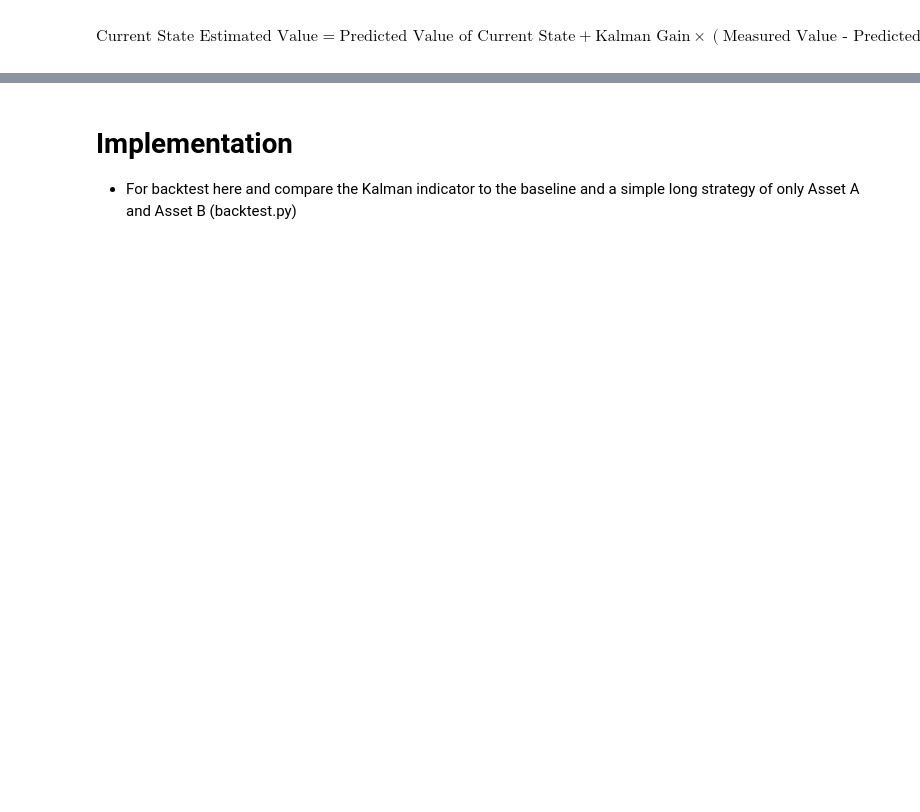
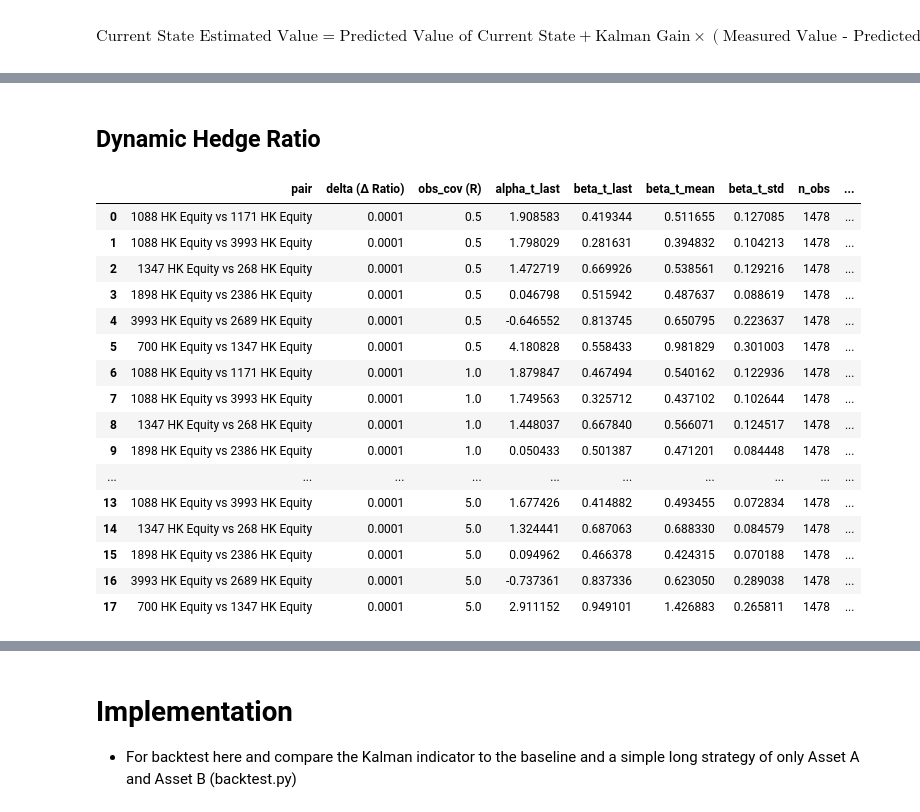
Before and after one commit to hivan04/applied-project-06039211, a Jupyter notebook: scripts/main.ipynb, the cells around one changed output, grey strips where cells are left out. Saved outputs shown, nothing was run; the diff lists cells and outputs as text; code cells hidden in the pictures; blank space fills up the shorter version.

```diff
--- a/scripts/main.ipynb
+++ b/scripts/main.ipynb
@@ -697,3 +789,12 @@ plot_multiple_zscores(z_dict_c)
 $$
 \text{Current State Estimated Value} = \text{Predicted Value of Current State} + \text{Kalman Gain} \times (\text{Measured Value - Predicted Value of State})
 $$
+# %%
+pairs = [
+    {"y": "700 HK Equity", "x": "1347 HK Equity", "df": df1_is},
+    {"y": "1347 HK Equity", "x": "268 HK Equity", "df": df1_is},
+    {"y": "1088 HK Equity", "x": "3993 HK Equity", "df": df2_is},
+    {"y": "1088 HK Equity", "x": "1171 HK Equity", "df": df2_is},
+    {"y": "3993 HK Equity", "x": "2689 HK Equity", "df": df2_is},
+    {"y": "1898 HK Equity", "x": "2386 HK Equity", "df": df2_is},
+]
@@ -699,0 +834,2 @@ $$
+# %% [markdown]
+## Dynamic Hedge Ratio
@@ -699,0 +866,22 @@ $$
+# %%
+dynamic_results_df.sort_values(
+    by=["obs_cov", "pair"]
+    ).reset_index(drop=True)
+# %% [output]
+|  | pair | delta (Δ Ratio) | obs_cov (R) | alpha_t_last | beta_t_last | beta_t_mean | beta_t_std | n_obs | ... |
+| 0 | 1088 HK Equity vs 1171 HK Equity | 0.0001 | 0.5 | 1.908583 | 0.419344 | 0.511655 | 0.127085 | 1478 | ... |
+| 1 | 1088 HK Equity vs 3993 HK Equity | 0.0001 | 0.5 | 1.798029 | 0.281631 | 0.394832 | 0.104213 | 1478 | ... |
+| 2 | 1347 HK Equity vs 268 HK Equity | 0.0001 | 0.5 | 1.472719 | 0.669926 | 0.538561 | 0.129216 | 1478 | ... |
+| 3 | 1898 HK Equity vs 2386 HK Equity | 0.0001 | 0.5 | 0.046798 | 0.515942 | 0.487637 | 0.088619 | 1478 | ... |
+| 4 | 3993 HK Equity vs 2689 HK Equity | 0.0001 | 0.5 | -0.646552 | 0.813745 | 0.650795 | 0.223637 | 1478 | ... |
+| 5 | 700 HK Equity vs 1347 HK Equity | 0.0001 | 0.5 | 4.180828 | 0.558433 | 0.981829 | 0.301003 | 1478 | ... |
+| 6 | 1088 HK Equity vs 1171 HK Equity | 0.0001 | 1.0 | 1.879847 | 0.467494 | 0.540162 | 0.122936 | 1478 | ... |
+| 7 | 1088 HK Equity vs 3993 HK Equity | 0.0001 | 1.0 | 1.749563 | 0.325712 | 0.437102 | 0.102644 | 1478 | ... |
+| 8 | 1347 HK Equity vs 268 HK Equity | 0.0001 | 1.0 | 1.448037 | 0.667840 | 0.566071 | 0.124517 | 1478 | ... |
+| 9 | 1898 HK Equity vs 2386 HK Equity | 0.0001 | 1.0 | 0.050433 | 0.501387 | 0.471201 | 0.084448 | 1478 | ... |
+| ... | ... | ... | ... | ... | ... | ... | ... | ... | ... |
+| 13 | 1088 HK Equity vs 3993 HK Equity | 0.0001 | 5.0 | 1.677426 | 0.414882 | 0.493455 | 0.072834 | 1478 | ... |
+| 14 | 1347 HK Equity vs 268 HK Equity | 0.0001 | 5.0 | 1.324441 | 0.687063 | 0.688330 | 0.084579 | 1478 | ... |
+| 15 | 1898 HK Equity vs 2386 HK Equity | 0.0001 | 5.0 | 0.094962 | 0.466378 | 0.424315 | 0.070188 | 1478 | ... |
+| 16 | 3993 HK Equity vs 2689 HK Equity | 0.0001 | 5.0 | -0.737361 | 0.837336 | 0.623050 | 0.289038 | 1478 | ... |
+| 17 | 700 HK Equity vs 1347 HK Equity | 0.0001 | 5.0 | 2.911152 | 0.949101 | 1.426883 | 0.265811 | 1478 | ... |
```
Also changed, not shown: parts of 16 cells of this notebook, 4 other files.
